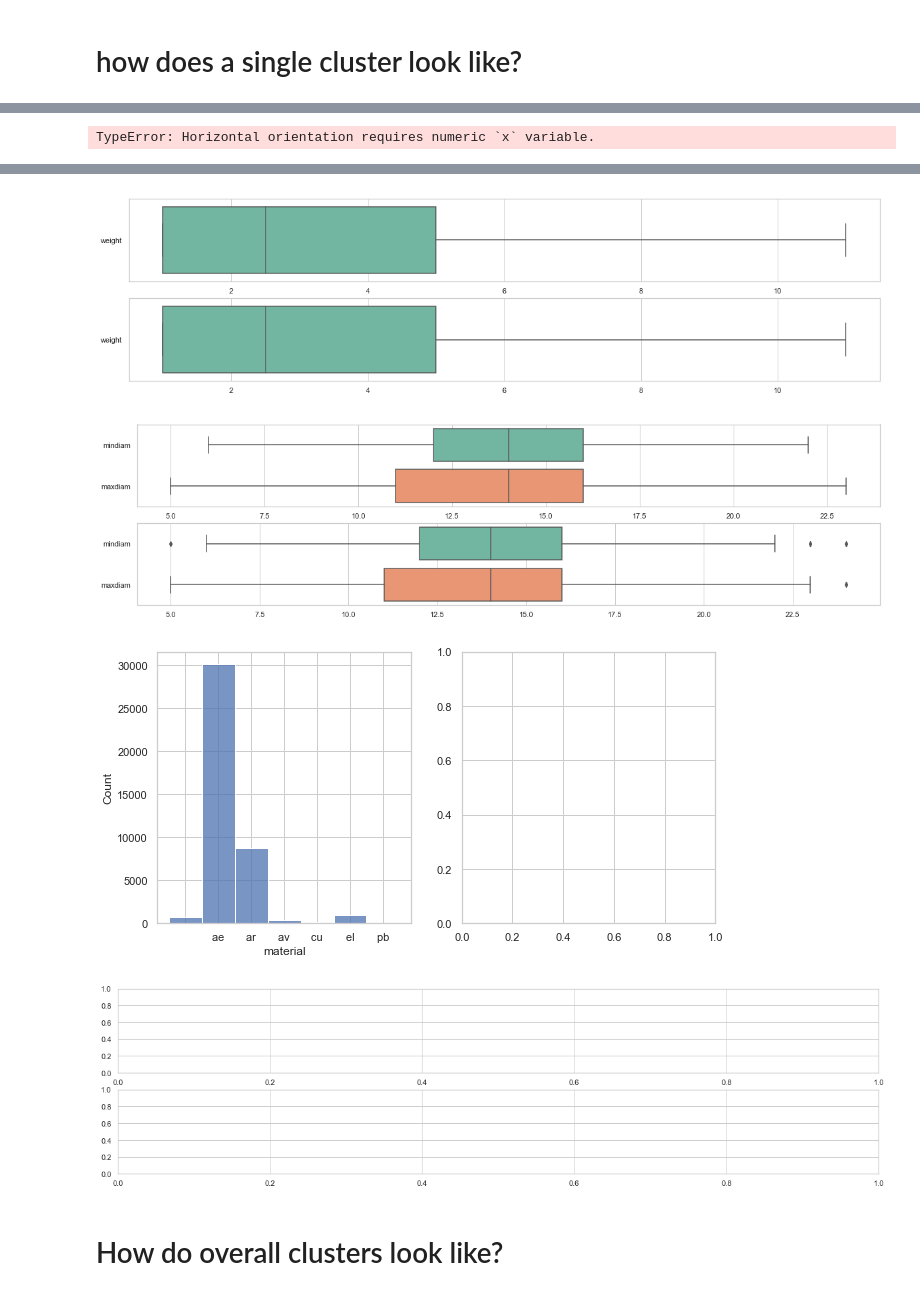
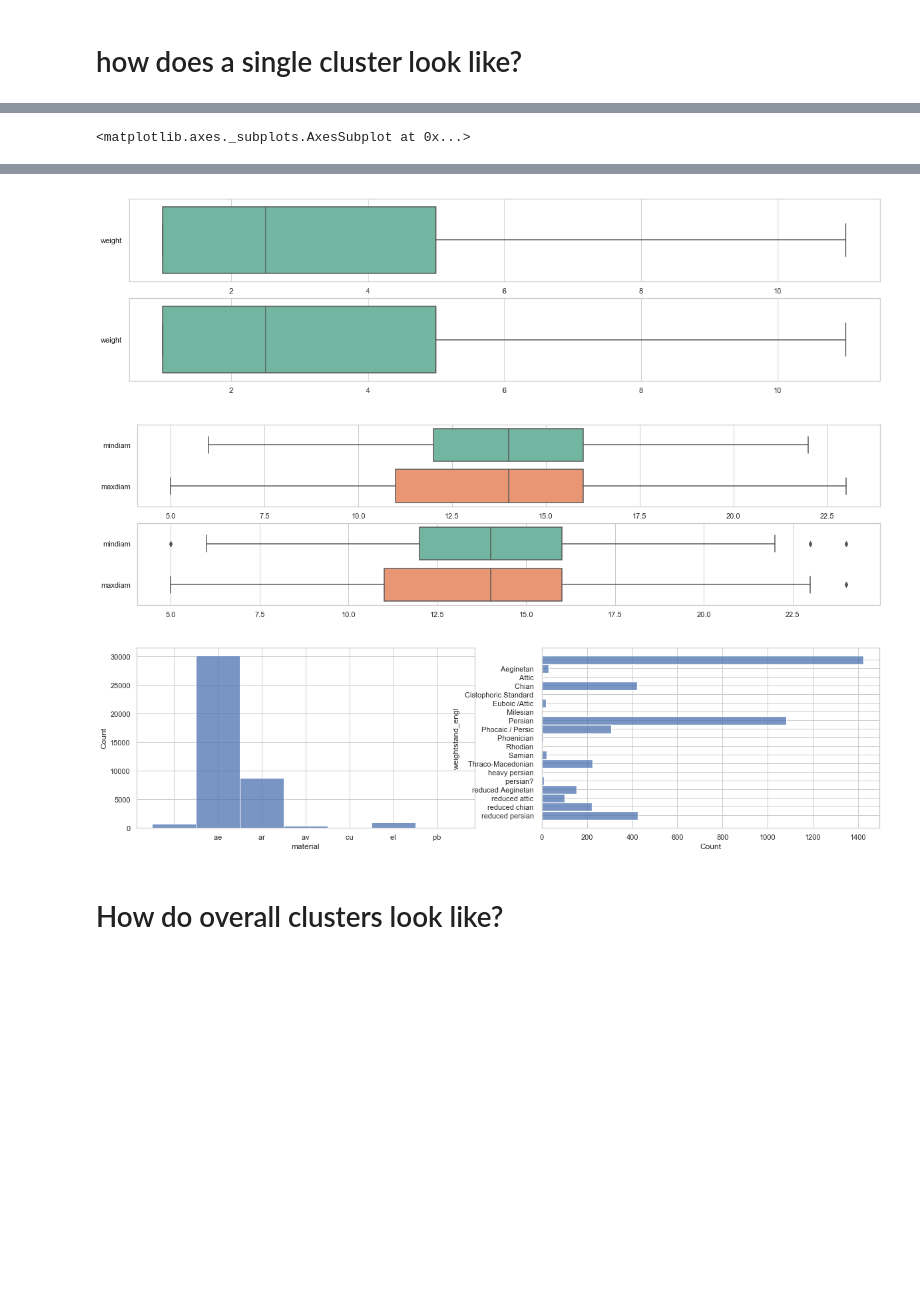
Before and after one commit to codehering/data_challanges_2021, a Jupyter notebook: clusters_analysis.ipynb, the cells around one changed output, grey strips where cells are left out. Drawn from its saved outputs; the diff is of its cells as text; code cells hidden in the pictures; blank space fills up the shorter version.

```diff
--- a/clusters_analysis.ipynb
+++ b/clusters_analysis.ipynb
@@ -20,4 +20,21 @@ def prepare_data(data):
     for var in categorial_vars:
         data[var] = data[var].astype('category')
 
+    try:
+        data['weight'] = pd.to_numeric(data['weight'],errors='coerce')
+        try:
+            data['maxdiam'] = pd.to_numeric(data['maxdiam'],errors='coerce')
+            try:
+                data['mindiam'] = pd.to_numeric(data['mindiam'],errors='coerce')
+                try:
+                    data['weight'].astype(float)
+                except:
+                    pass
+            except:
+                    pass
+        except:
+                    pass
+    except:
+                    pass
+
     return data
@@ -100,16 +112,12 @@ diam = data_sub[['mindiam', 'maxdiam']]
 sns.boxplot(data=diam, orient="h", palette="Set2", showfliers=False, ax=axes[0])  # no outliers
 sns.boxplot(data=diam, orient="h", palette="Set2", ax=axes[1])
 
-f, axes = plt.subplots(nrows=1, ncols=2, figsize=(10, 5))
+f, axes = plt.subplots(nrows=1, ncols=2, figsize=(20, 5))
 sns.set_theme(style="whitegrid")
 sns.histplot(data=data, x='material', ax=axes[0])
+sns.histplot(y='weightstand_engl', data=data_sub, ax=axes[1])
 #sns.histplot(data=data, x='authority', ax=axes[1])
 
 #print(data_sub['authority'].value_counts())
-print(data_sub['weightstand_engl'].value_counts())
-
-#f, axes = plt.subplots(nrows=2, ncols=1, figsize=(20,5))
-#weightstand = data_sub['weightstand_engl']
-#sns.barplot(y="weightstand_engl", data=data_sub, label="Test", color="b", ax=axes[0])
-#sns.histplot(data=data, x='weightstand_engl', ax=axes[0])
+#print(data_sub['weightstand_engl'].value_counts())
 # %% [output]
@@ -133,9 +141,8 @@ Name: weightstand_engl, dtype: int64
-TypeError: Horizontal orientation requires numeric `x` variable.
+<matplotlib.axes._subplots.AxesSubplot at 0x...>
 [figure]
 [figure]
 [figure]
-[figure, old version]
+[figure, new version]
-[figure, removed]
 # %% [markdown]
 # How do overall clusters look like?
 # %%
```
Also changed, not shown: parts of 4 cells of this notebook.
